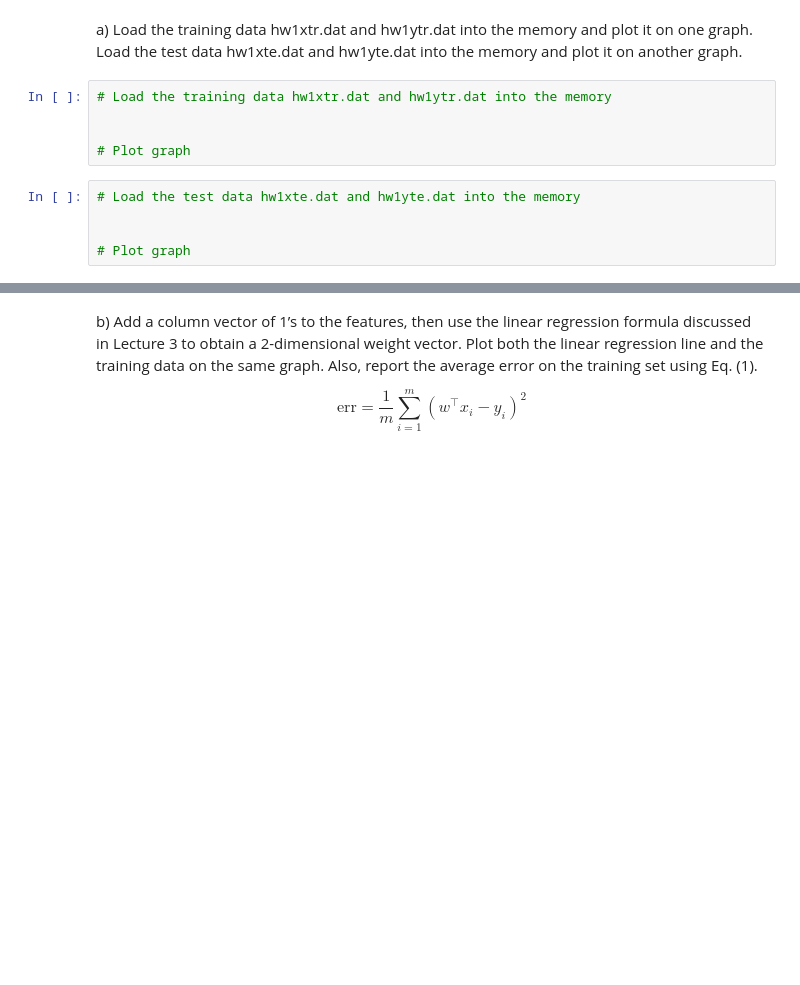
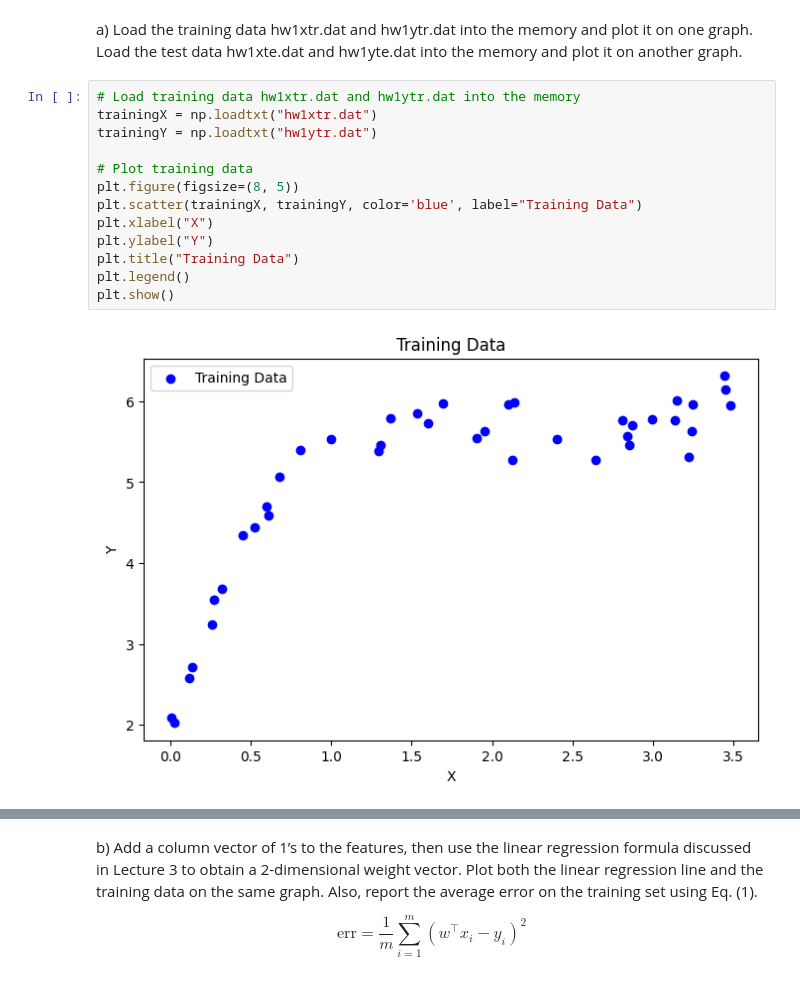
Before and after one commit to hpharen/4442-Assignments, a Jupyter notebook: Assignment 1/4442 Assignment 1 - hpate269.ipynb, the cells around one changed output, grey strips where cells are left out. Drawn from its saved outputs; the diff is of its cells as text; blank space fills up the shorter version.

```diff
--- a/Assignment 1/4442 Assignment 1 - hpate269.ipynb
+++ b/Assignment 1/4442 Assignment 1 - hpate269.ipynb
@@ -17,13 +19,18 @@ e)In Lecture 5, we have defined the sigmoid function: $\sigma(a) = \frac{1}{1+e^
 ### 2. Linear and Polynomial Regression
 # %% [markdown]
 a) Load the training data hw1xtr.dat and hw1ytr.dat into the memory and plot it on one graph. Load the test data hw1xte.dat and hw1yte.dat into the memory and plot it on another graph.
-# %%
-# Load the training data hw1xtr.dat and hw1ytr.dat into the memory
-
-
-# Plot graph
-# %%
-# Load the test data hw1xte.dat and hw1yte.dat into the memory
-
-
-# Plot graph
+# %%
+# Load training data hw1xtr.dat and hw1ytr.dat into the memory
+trainingX = np.loadtxt("hw1xtr.dat")
+trainingY = np.loadtxt("hw1ytr.dat")
+
+# Plot training data
+plt.figure(figsize=(8, 5))
+plt.scatter(trainingX, trainingY, color='blue', label="Training Data")
+plt.xlabel("X")
+plt.ylabel("Y")
+plt.title("Training Data")
+plt.legend()
+plt.show()
+# %% [output]
+[figure, added]
```
Also changed, not shown: parts of 3 cells of this notebook, 1 other file.
